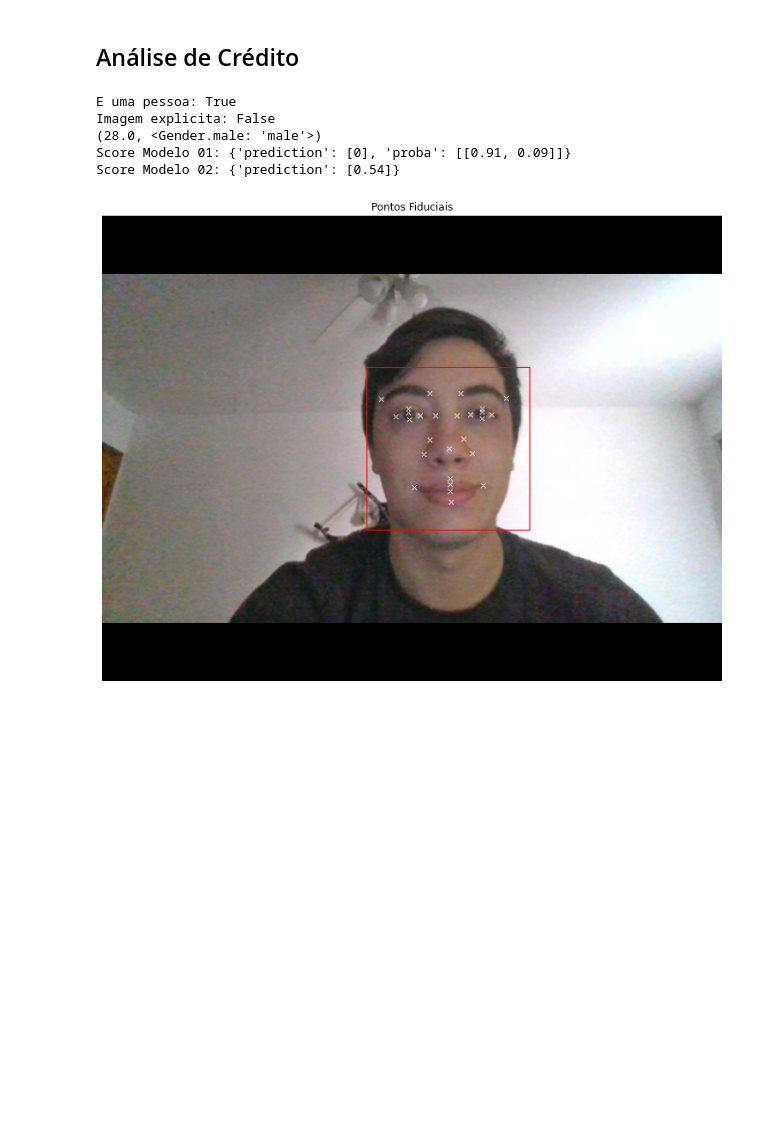
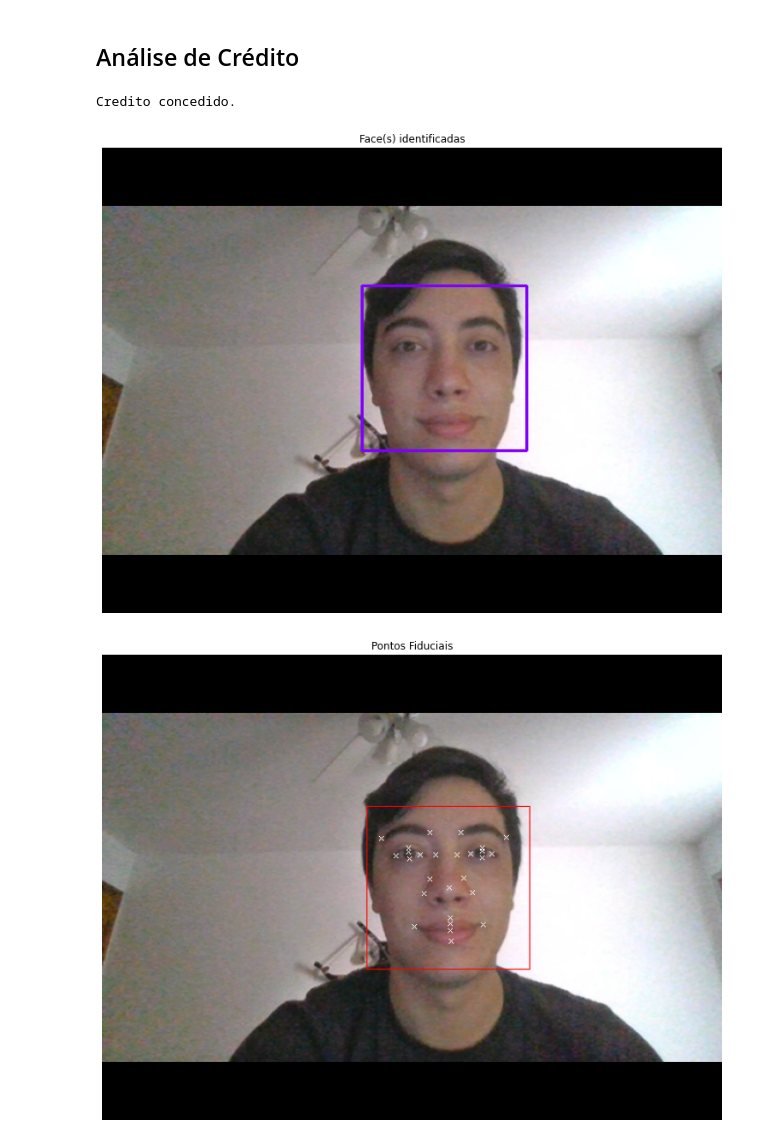
Before and after one commit to lennonalvesdias/credit-decisor, a Jupyter notebook: client/decisor.ipynb, the cells around one changed output. Cells and saved outputs as stored; diff of their text form; code cells hidden in the pictures; blank space fills up the shorter version.

Commit message:
create rules to credit

```diff
--- a/client/decisor.ipynb
+++ b/client/decisor.ipynb
@@ -63,6 +63,13 @@ def validate_explicit(image):
   explicit_classes = explicit_data['images'][0]['classifiers'][0]['classes']
   is_explicit = any(x['class'] == "explicit" for x in explicit_classes)
   return True if is_explicit else False
+# %%
+def facial_recognition(image):
+    recognition = face_client.face.detect_with_stream(image=image, return_face_landmarks=True, return_face_attributes=["age", "gender"])
+    face = recognition[0]
+    print_fiducial_points(image, face)
+    face_attributes = face.face_attributes
+    return face_attributes.age, face_attributes.gender
 # %%
 PREDICT_URL = 'https://creditdecisor.lennon.cloud'
 PREDICT_HEADERS = {'Content-Type': 'application/json'}
@@ -70,22 +77,3 @@ PREDICT_HEADERS = {'Content-Type': 'application/json'}
 def predict_model(num, client):
     response = requests.request("POST", f'{PREDICT_URL}/modelo{num}', headers=PREDICT_HEADERS, json=client, verify=False)
     return response.json()
-# %%
-try:
-  with open(filename, 'r+b') as image:
-    print(f'E uma pessoa: {validate_person(image)}')
-  with open(filename, 'r+b') as image:
-    print(f'Imagem explicita: {validate_explicit(image)}')
-  with open(filename, 'r+b') as image:
-    print(facial_recognition(face_client, image))
-  print(f'Score Modelo 01: {predict_model("01", person_client)}')
-  print(f'Score Modelo 02: {predict_model("02", person_client)}')
-except Exception as err:
-  print(str(err))
-# %% [output]
-E uma pessoa: True
-Imagem explicita: False
-(28.0, <Gender.male: 'male'>)
-Score Modelo 01: {'prediction': [0], 'proba': [[0.91, 0.09]]}
-Score Modelo 02: {'prediction': [0.54]}
-[figure, removed]
@@ -91,0 +107,51 @@ Score Modelo 02: {'prediction': [0.54]}
+# %%
+def identify_fiduncial_points(image):
+    points = get_fiduncial_points(image)
+    image_points = draw_fiducial_points(image, points)
+    image_points = cv2.cvtColor(image_points, cv2.COLOR_BGR2RGB)
+    plt.figure(figsize=(20,10))
+    plt.axis('off')
+    plt.imshow(image_points)
+    plt.title("Pontos Fiduciais")
+# %%
+try:
+  image = cv2.imread(filename)
+
+  with open(filename, 'rb') as image_file:
+    is_person = identify_face(image) and validate_person(image_file)
+    if is_person == False:
+      print('Credito negado. Motivo: Nao foi identificada uma pessoa na foto.')
+      exit(0)
+
+  with open(filename, 'rb') as image_file:
+    is_explicit = validate_explicit(image_file)
+    if is_explicit == True:
+      print('Credito negado. Motivo: Imagem com conteudo inapropriado.')
+      exit(0)
+
+  with open(filename, 'rb') as image_file:
+    (age, gender) = facial_recognition(image_file)
+    age_diff = abs(person_client['idade']['1'] - age)
+    if (age_diff > 5):
+      print('Credito negado. Motivo: Idade nao comprovada.')
+      exit(0)
+    if ((person_client['sexo']['1'] == 0 and gender != models.Gender.male) or
+    (person_client['sexo']['1'] == 1 and gender != models.Gender.female)):
+      print('Credito negado. Motivo: Genero nao comprovado.')
+      exit(0)
+
+  identify_fiduncial_points(image)
+
+  score_01 = predict_model("01", person_client)
+  score_02 = predict_model("02", person_client)
+
+  if (score_01['prediction'][0] == 0 and score_02['prediction'][0] <= 0.7):
+    print('Credito concedido.')
+  else:
+    print('Credito negado. Motivo: Score.')
+except Exception as err:
+  print(str(err))
+# %% [output]
+Credito concedido.
+[figure, added]
+[figure, added]
```
Also changed, not shown: parts of 6 cells of this notebook, 6 other files.
